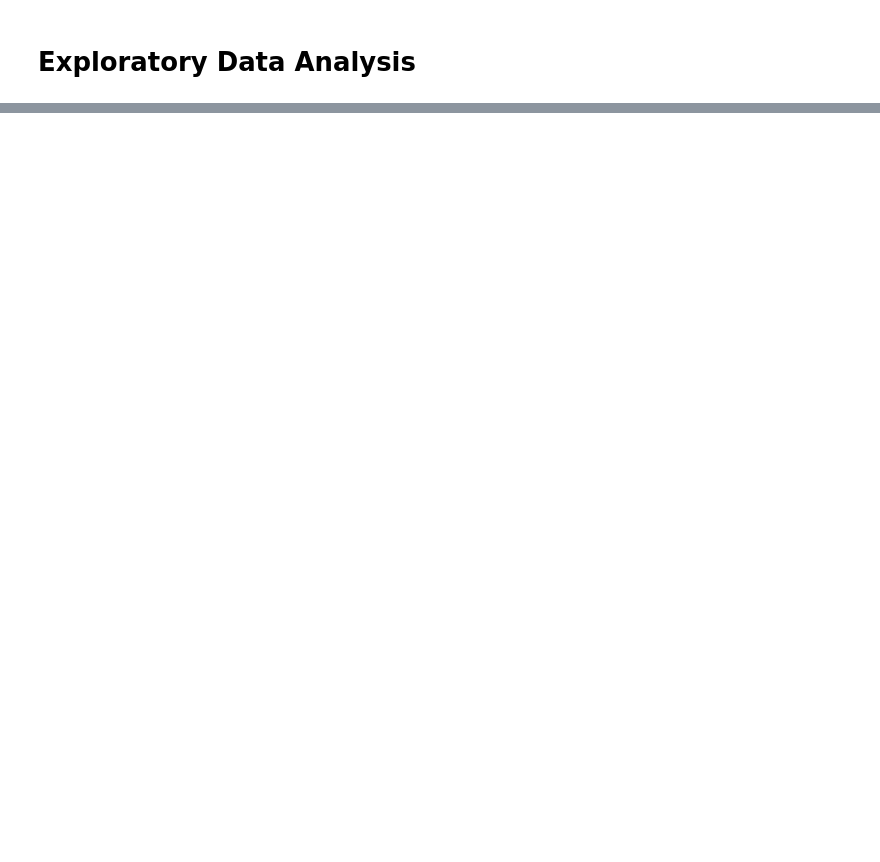
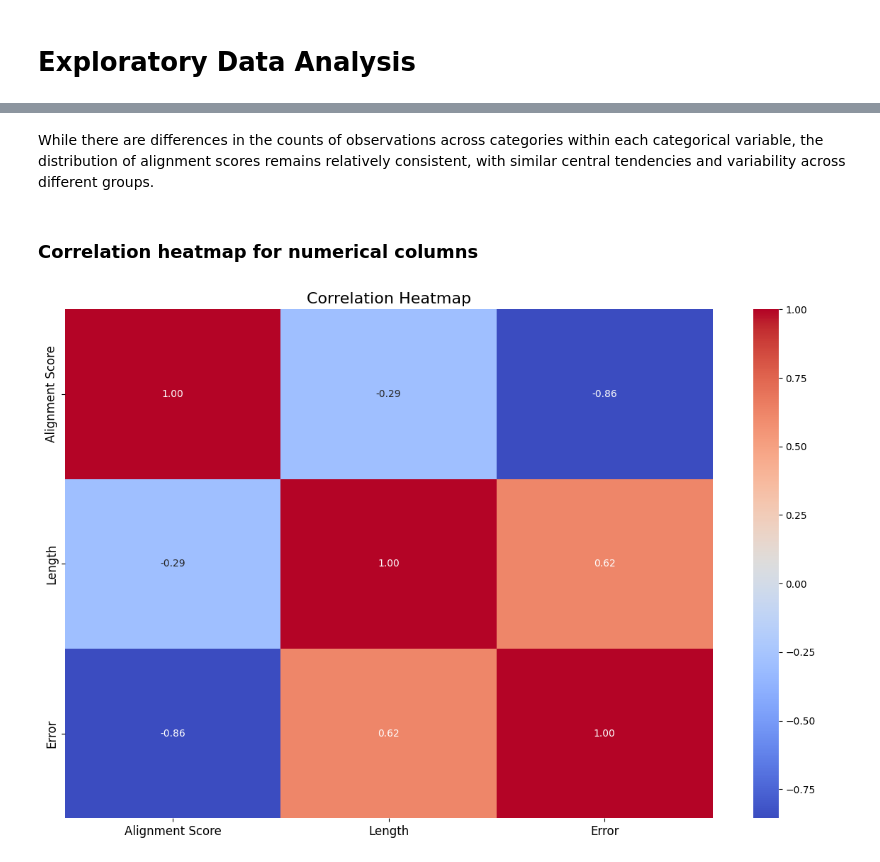
Before and after one commit to guddacandy/Improving-relational-language-understanding-in-IVA-s, a Jupyter notebook: IVA.ipynb, the cells around one changed output, grey strips where cells are left out. Drawn from its saved outputs; the diff is of its cells as text; code cells hidden in the pictures; blank space fills up the shorter version.

```diff
--- a/IVA.ipynb
+++ b/IVA.ipynb
@@ -927,0 +881,15 @@ visualize_categorical_columns(merged_by_threshold)
+# %% [markdown]
+While there are differences in the counts of observations across categories within each categorical variable, the distribution of alignment scores remains relatively consistent, with similar central tendencies and variability across different groups.
+# %% [markdown]
+### Correlation heatmap for numerical columns
+# %%
+# Correlation heatmap for numerical columns
+plt.figure(figsize=(12, 8))
+sns.heatmap(selected_df[['Alignment Score', 'Length', 'Error']].corr(), annot=True, cmap='coolwarm', fmt=".2f")
+plt.title('Correlation Heatmap', fontsize=16)
+plt.xticks(fontsize=12)
+plt.yticks(fontsize=12)
+plt.tight_layout()
+plt.show()
+# %% [output]
+[figure, added]
```
Also changed, not shown: parts of 84 cells of this notebook.
